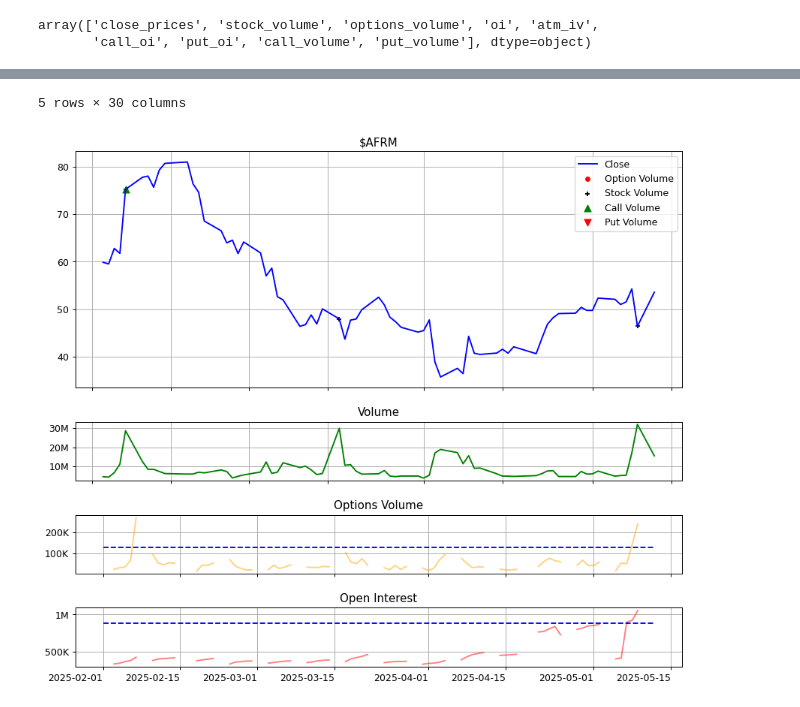
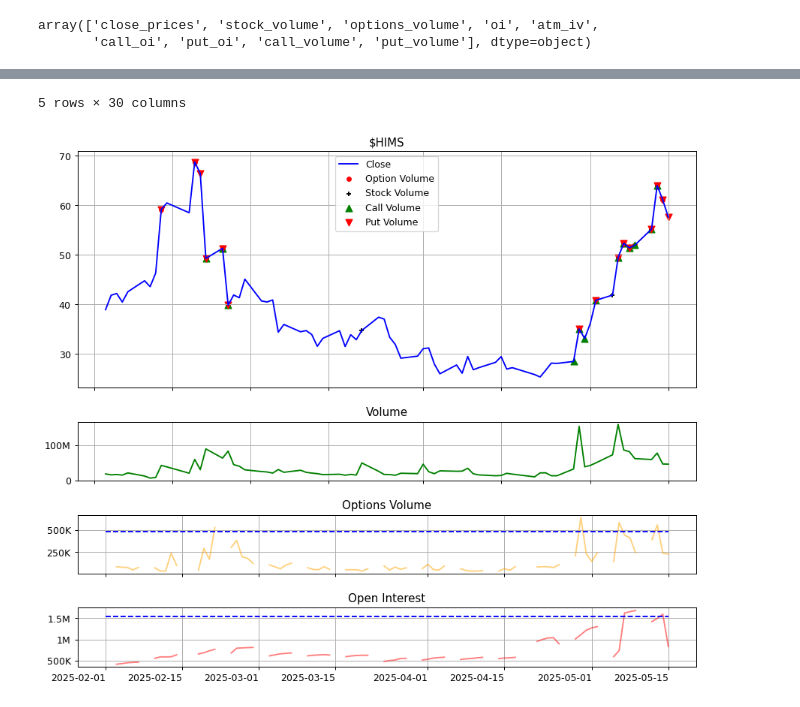
Before and after one commit to jach8/stock_watcher, a Jupyter notebook: models/trends/cd3.ipynb, the cells around one changed output, grey strips where cells are left out. Drawn from its saved outputs; the diff is of its cells as text; code cells hidden in the pictures.

```diff
--- a/models/trends/cd3.ipynb
+++ b/models/trends/cd3.ipynb
@@ -196,5 +197,5 @@ pct, oklo, tem, btu
 # %%
-_, b = show_volume_oi('afrm', start_date = "2025-02-01")
+_, b = show_volume_oi('hims', start_date = "2025-02-01")
 b.tail()
 # %% [output]
 |  | total_vol | total_prem | total_oi | call_vol | put_vol | call_oi | put_oi | call_iv | put_iv | atm_iv | ... |
@@ -207,5 +208,5 @@ b.tail()
 5 rows × 30 columns
-[figure, old version]
+[figure, new version]
 # %%
 df
 # %% [output]
```
Also changed, not shown: parts of 11 cells of this notebook.
